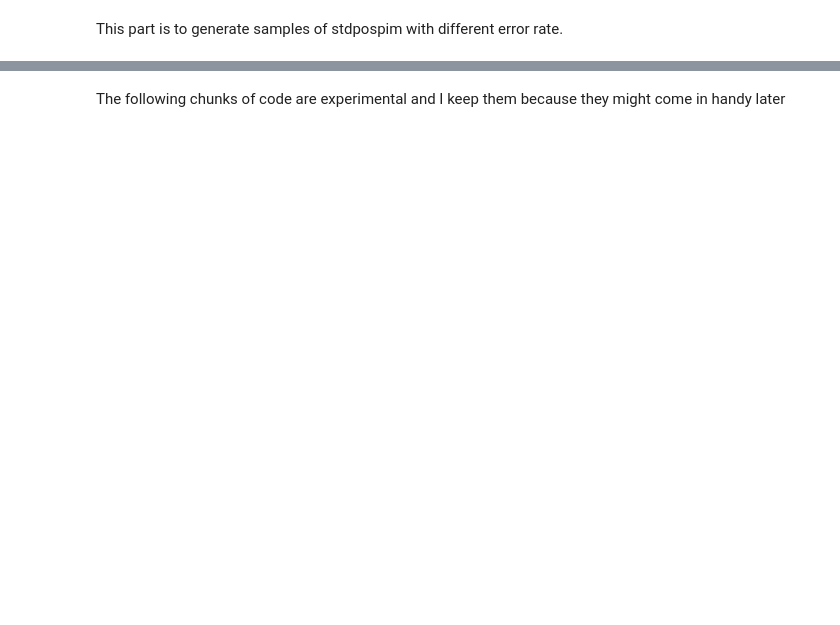
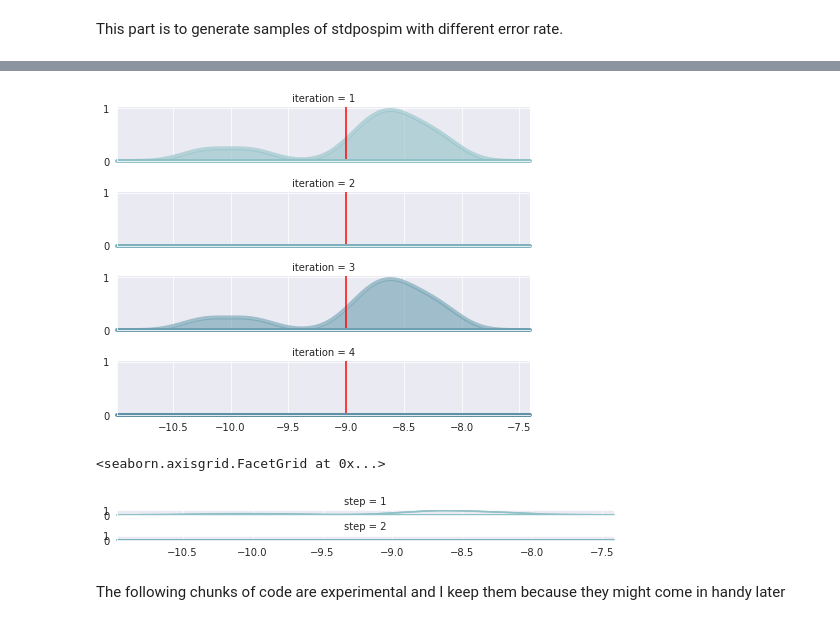
Before and after one commit to pabloswfly/genomcmcgan, a Jupyter notebook: genomcmcgan_4.ipynb, the cells around one changed output, grey strips where cells are left out. Drawn from its saved outputs; the diff is of its cells as text; code cells hidden in the pictures; blank space fills up the shorter version.

```diff
--- a/genomcmcgan_4.ipynb
+++ b/genomcmcgan_4.ipynb
@@ -1641,8 +1848,8 @@ print(training.history['accuracy'][-1])
 keras.backend.clear_session()
 with open('genob.pkl', 'rb') as obj:
   genob = pickle.load(obj)
-filename = 'D18_trained_5e.h5'
-mcmcgan = MCMCGAN(genob=genob, kernel_name='random walk', calibrated=True)
+filename = 'D18_trained_20e.h5'
+mcmcgan = MCMCGAN(genob=genob, kernel_name='nuts', calibrated=True)
 mcmcgan.load_discriminator(filename)
 # %%
 mcmcgan.discriminator.run_eagerly = True
@@ -1759,3 +1948,37 @@ A single iteration of the MCMC-GAN took 914.4100770950317 seconds
+# %%
+import pandas as pd
+#densities.extend(densities)
+
+df = pd.DataFrame(list(zip(densities, steps)), columns=['density', 'iteration'])
+df2 = pd.DataFrame(list(zip(gauss, steps2)), columns=['density', 'iteration'])
+
+if mcmcgan.genob.log_scale:
+  val = np.log10(mcmcgan.genob.fixed_val)
+else:
+  val = mcmcgan.genob.fixed_val
+
+pal = sns.cubehelix_palette(10, rot=-.25, light=.7)
+ridge_plot = sns.FacetGrid(df, row="iteration", hue="iteration",
+                           aspect=5, height=1.25, palette = pal)
+# Use map function to make density plot in each element of the grid.
+ridge_plot.map(sns.kdeplot, "density", clip_on=False,
+               shade=True, alpha=0.6, lw=4, bw=.2)
+ridge_plot.map(plt.axvline, x=val, c='r')
+ridge_plot.map(plt.axhline, y=0, lw=4, clip_on=False)
+ridge_plot.savefig('ridgeplot.png')
+# %% [output]
+[figure, added]
+# %%
+pal = sns.cubehelix_palette(10, rot=-.25, light=.7)
+g = sns.FacetGrid(df, row="step", hue="step", aspect=15, height=.5, palette=pal)
+
+# Draw the densities in a few steps
+g.map(sns.kdeplot, "density")
+g.map(sns.kdeplot, "density")
+g.map(plt.axhline, y=0, lw=2, clip_on=False)
+# %% [output]
+<seaborn.axisgrid.FacetGrid at 0x...>
+[figure, added]
 # %%
 initial_state = -10.
 tf.config.run_functions_eagerly(True)
```
Also changed, not shown: parts of 17 cells of this notebook.
